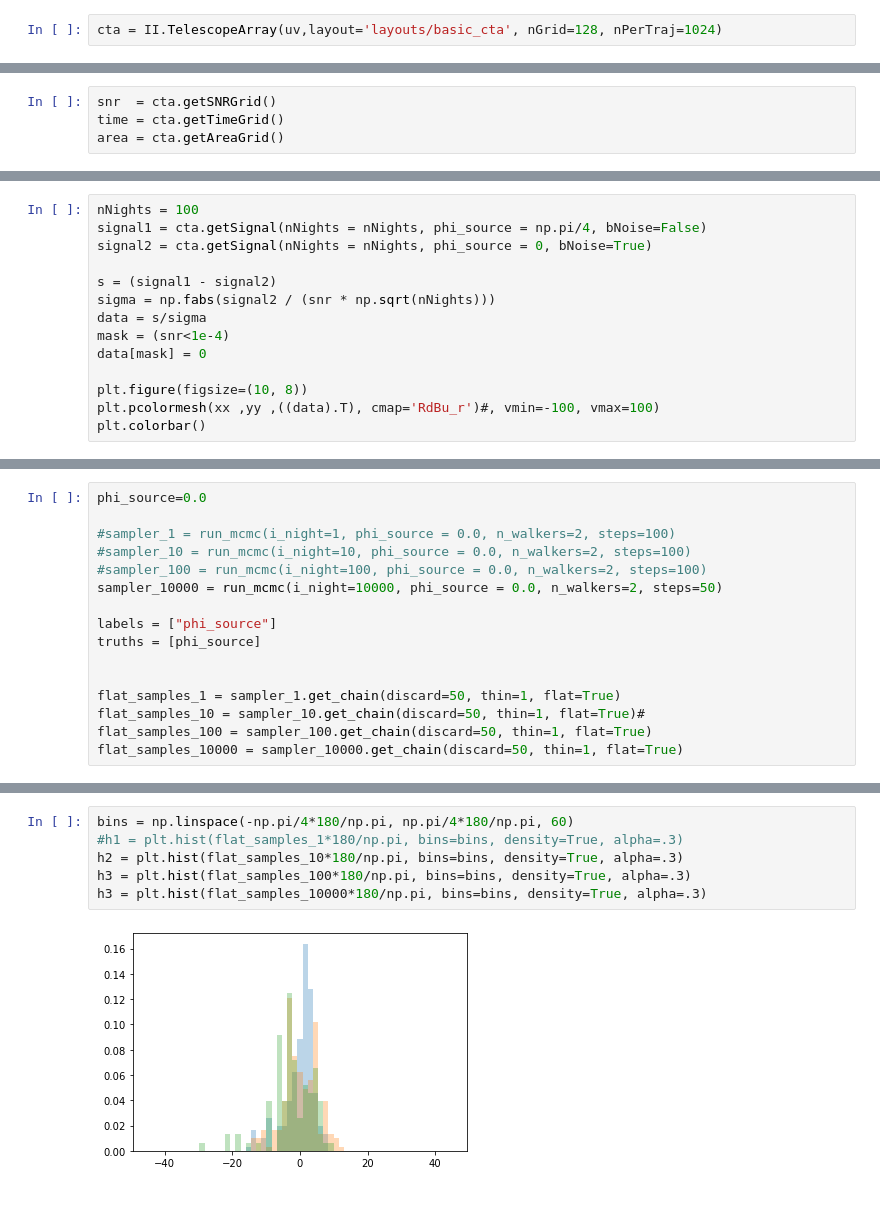
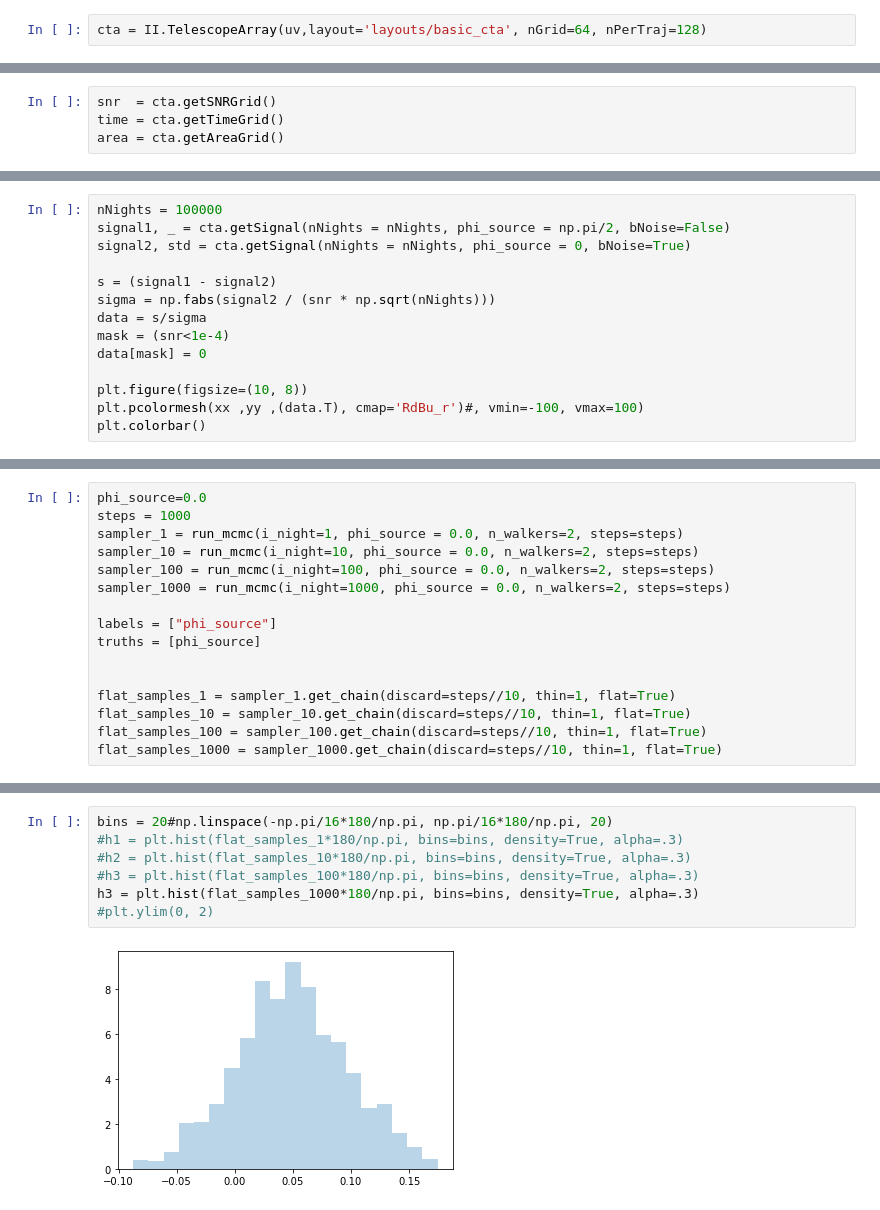
Before and after one commit to hlasco/intensity_interferrometry_layout_benchmark, a Jupyter notebook: intensity_interferometry.ipynb, the cells around one changed output, grey strips where cells are left out. Saved outputs shown, nothing was run; the diff lists cells and outputs as text.

```diff
--- a/intensity_interferometry.ipynb
+++ b/intensity_interferometry.ipynb
@@ -36,7 +33,7 @@ uv.plotSource()
 # %% [output]
 [figure]
 # %%
-cta = II.TelescopeArray(uv,layout='layouts/basic_cta', nGrid=128, nPerTraj=1024)
+cta = II.TelescopeArray(uv,layout='layouts/basic_cta', nGrid=64, nPerTraj=128)
 # %% [output]
 0 0 layouts/basic_cta/23m_telescope.csv layouts/basic_cta/23m_telescope.csv
 0 1 layouts/basic_cta/12m_telescope.csv layouts/basic_cta/23m_telescope.csv
@@ -65,7 +62,7 @@ plt.colorbar()
 # %%
-nNights = 100
-signal1 = cta.getSignal(nNights = nNights, phi_source = np.pi/4, bNoise=False)
-signal2 = cta.getSignal(nNights = nNights, phi_source = 0, bNoise=True)
+nNights = 100000
+signal1, _ = cta.getSignal(nNights = nNights, phi_source = np.pi/2, bNoise=False)
+signal2, std = cta.getSignal(nNights = nNights, phi_source = 0, bNoise=True)
 
 s = (signal1 - signal2)
 sigma = np.fabs(signal2 / (snr * np.sqrt(nNights)))
@@ -74,7 +71,7 @@ mask = (snr<1e-4)
 data[mask] = 0
 
 plt.figure(figsize=(10, 8))
-plt.pcolormesh(xx ,yy ,((data).T), cmap='RdBu_r')#, vmin=-100, vmax=100)
+plt.pcolormesh(xx ,yy ,(data.T), cmap='RdBu_r')#, vmin=-100, vmax=100)
 plt.colorbar()
 # %% [output]
 <matplotlib.colorbar.Colorbar at 0x...>
@@ -116,18 +117,18 @@ def run_mcmc(i_night, phi_source, n_walkers=4, steps=1000):
     return sampler
 # %%
 phi_source=0.0
-
-#sampler_1 = run_mcmc(i_night=1, phi_source = 0.0, n_walkers=2, steps=100)
-#sampler_10 = run_mcmc(i_night=10, phi_source = 0.0, n_walkers=2, steps=100)
-#sampler_100 = run_mcmc(i_night=100, phi_source = 0.0, n_walkers=2, steps=100)
-sampler_10000 = run_mcmc(i_night=10000, phi_source = 0.0, n_walkers=2, steps=50)
+steps = 1000
+sampler_1 = run_mcmc(i_night=1, phi_source = 0.0, n_walkers=2, steps=steps)
+sampler_10 = run_mcmc(i_night=10, phi_source = 0.0, n_walkers=2, steps=steps)
+sampler_100 = run_mcmc(i_night=100, phi_source = 0.0, n_walkers=2, steps=steps)
+sampler_1000 = run_mcmc(i_night=1000, phi_source = 0.0, n_walkers=2, steps=steps)
 
 labels = ["phi_source"]
 truths = [phi_source]
 
 
-flat_samples_1 = sampler_1.get_chain(discard=50, thin=1, flat=True)
-flat_samples_10 = sampler_10.get_chain(discard=50, thin=1, flat=True)#
-flat_samples_100 = sampler_100.get_chain(discard=50, thin=1, flat=True)
-flat_samples_10000 = sampler_10000.get_chain(discard=50, thin=1, flat=True)
+flat_samples_1 = sampler_1.get_chain(discard=steps//10, thin=1, flat=True)
+flat_samples_10 = sampler_10.get_chain(discard=steps//10, thin=1, flat=True)
+flat_samples_100 = sampler_100.get_chain(discard=steps//10, thin=1, flat=True)
+flat_samples_1000 = sampler_1000.get_chain(discard=steps//10, thin=1, flat=True)
 # %%
@@ -169,11 +172,12 @@ plt.show()
 # %%
-bins = np.linspace(-np.pi/4*180/np.pi, np.pi/4*180/np.pi, 60)
+bins = 20#np.linspace(-np.pi/16*180/np.pi, np.pi/16*180/np.pi, 20)
 #h1 = plt.hist(flat_samples_1*180/np.pi, bins=bins, density=True, alpha=.3)
-h2 = plt.hist(flat_samples_10*180/np.pi, bins=bins, density=True, alpha=.3)
-h3 = plt.hist(flat_samples_100*180/np.pi, bins=bins, density=True, alpha=.3)
-h3 = plt.hist(flat_samples_10000*180/np.pi, bins=bins, density=True, alpha=.3)
+#h2 = plt.hist(flat_samples_10*180/np.pi, bins=bins, density=True, alpha=.3)
+#h3 = plt.hist(flat_samples_100*180/np.pi, bins=bins, density=True, alpha=.3)
+h3 = plt.hist(flat_samples_1000*180/np.pi, bins=bins, density=True, alpha=.3)
+#plt.ylim(0, 2)
 # %% [output]
-[figure, old version]
+[figure, new version]
 # %%
 from matplotlib.gridspec import GridSpec
 from tqdm import tqdm
```
Also changed, not shown: parts of 8 cells of this notebook, 1 other file.
